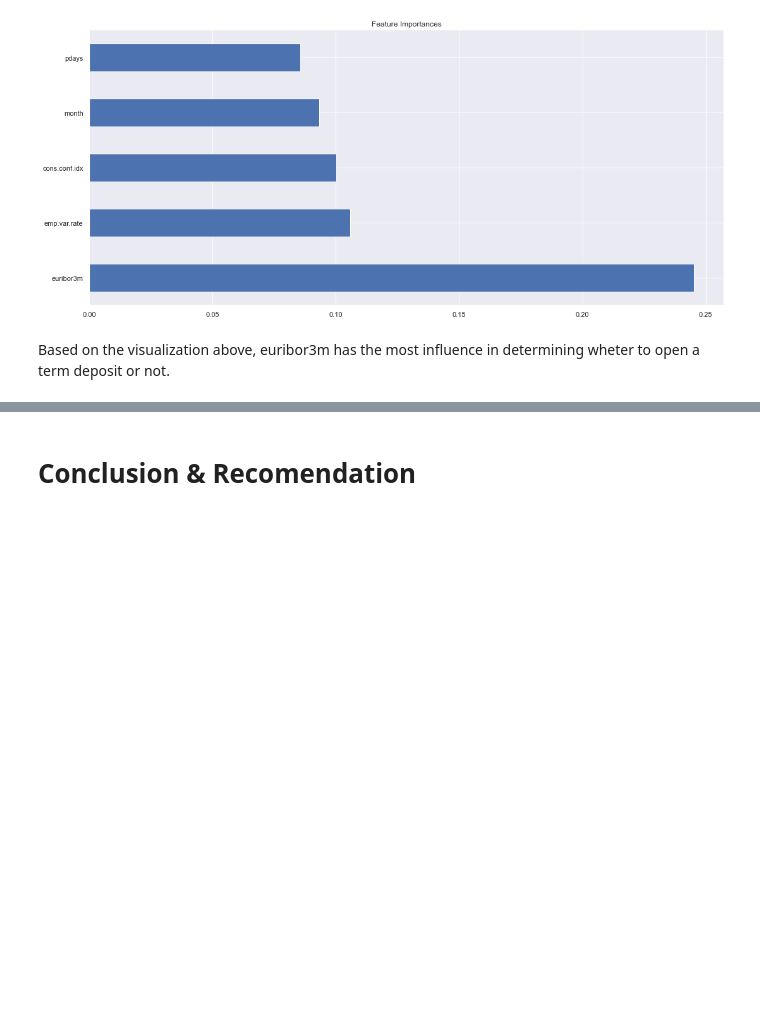
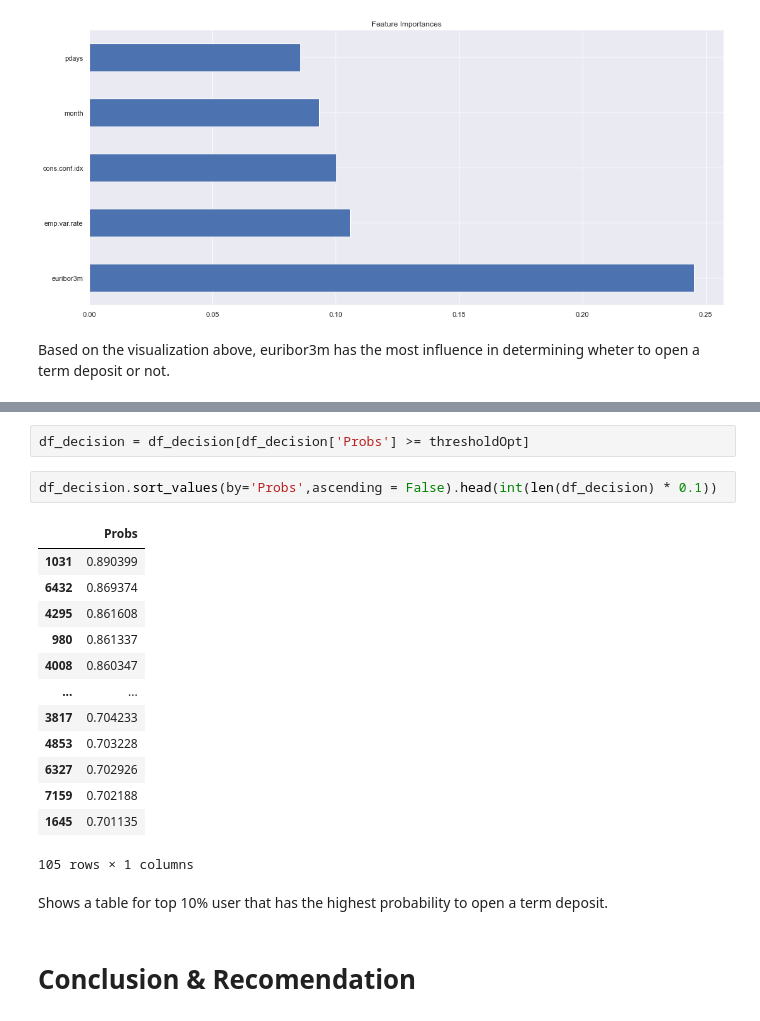
Before and after one commit to mtakakobi/Portugal-Telemarketing, a Jupyter notebook: Telemarketing.ipynb, the cells around one changed output, grey strips where cells are left out. Saved outputs shown, nothing was run; the diff lists cells and outputs as text; blank space fills up the shorter version.

```diff
--- a/Telemarketing.ipynb
+++ b/Telemarketing.ipynb
@@ -2086,3 +2114,23 @@ Based on the visualization above, euribor3m has the most influence in determinin
+# %%
+df_decision = df_decision[df_decision['Probs'] >= thresholdOpt]
+# %%
+df_decision.sort_values(by='Probs',ascending = False).head(int(len(df_decision) * 0.1))
+# %% [output]
+|  | Probs |
+| 1031 | 0.890399 |
+| 6432 | 0.869374 |
+| 4295 | 0.861608 |
+| 980 | 0.861337 |
+| 4008 | 0.860347 |
+| ... | ... |
+| 3817 | 0.704233 |
+| 4853 | 0.703228 |
+| 6327 | 0.702926 |
+| 7159 | 0.702188 |
+| 1645 | 0.701135 |
+105 rows × 1 columns
+# %% [markdown]
+Shows a table for top 10% user that has the highest probability to open a term deposit.
 # %% [markdown]
 # Conclusion & Recomendation
 # %% [markdown]
```
Also changed, not shown: parts of 12 cells of this notebook.
